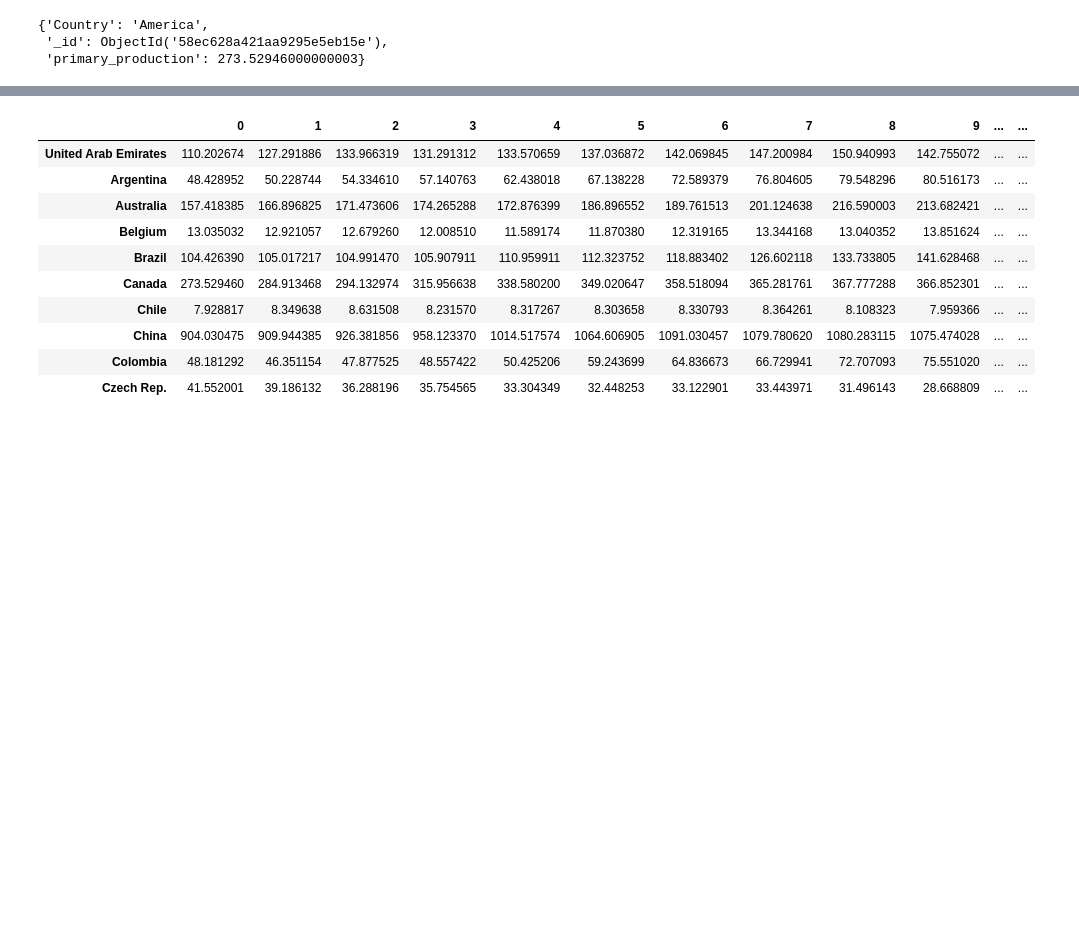
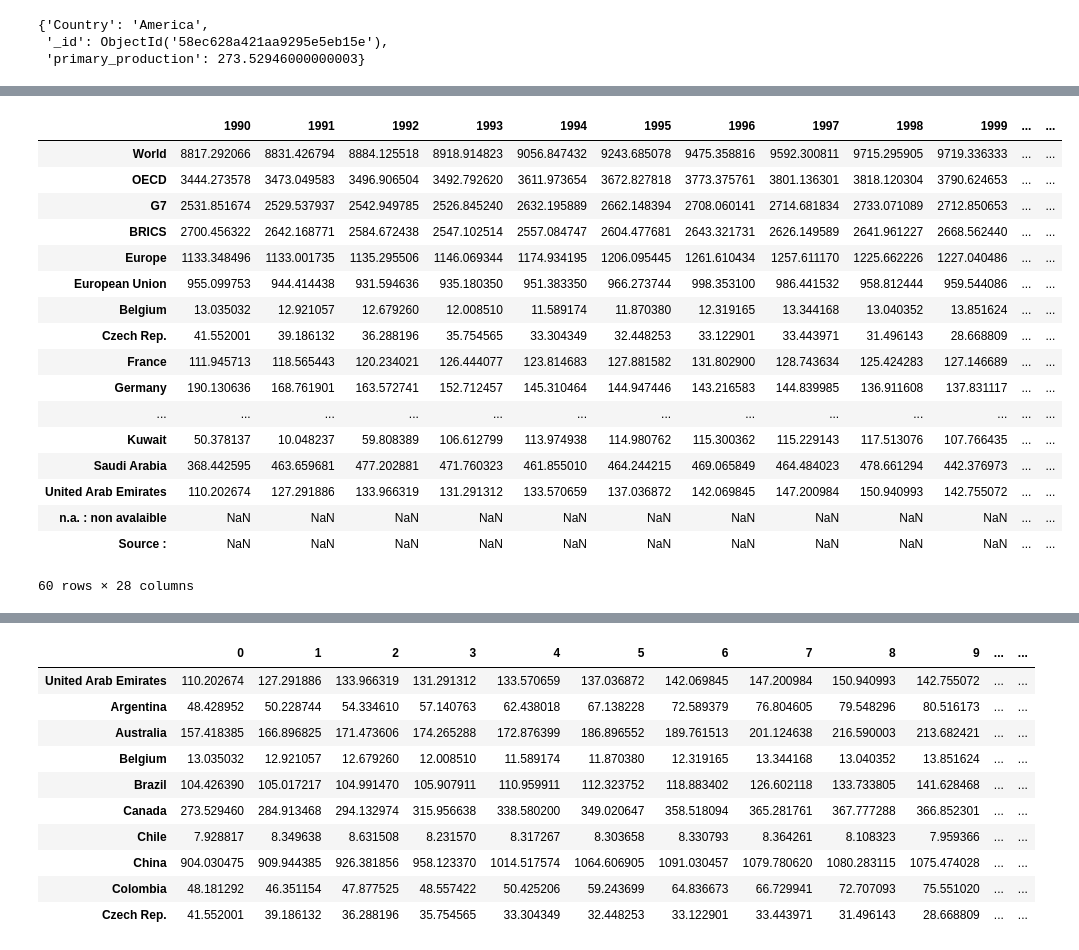
Before and after one commit to vb2317/enerdata, a Jupyter notebook: src/main/python/map_world_energy_data.ipynb, the cells around one changed output, grey strips where cells are left out. Cells and saved outputs as stored; diff of their text form; code cells hidden in the pictures; blank space fills up the shorter version.

```diff
--- a/src/main/python/map_world_energy_data.ipynb
+++ b/src/main/python/map_world_energy_data.ipynb
@@ -147,3 +171,24 @@ df = pd.DataFrame(data, index=idx)
+# %%
+df
+# %% [output]
+|  | 1990 | 1991 | 1992 | 1993 | 1994 | 1995 | 1996 | 1997 | 1998 | 1999 | ... | ... |
+| World | 8817.292066 | 8831.426794 | 8884.125518 | 8918.914823 | 9056.847432 | 9243.685078 | 9475.358816 | 9592.300811 | 9715.295905 | 9719.336333 | ... | ... |
+| OECD | 3444.273578 | 3473.049583 | 3496.906504 | 3492.792620 | 3611.973654 | 3672.827818 | 3773.375761 | 3801.136301 | 3818.120304 | 3790.624653 | ... | ... |
+| G7 | 2531.851674 | 2529.537937 | 2542.949785 | 2526.845240 | 2632.195889 | 2662.148394 | 2708.060141 | 2714.681834 | 2733.071089 | 2712.850653 | ... | ... |
+| BRICS | 2700.456322 | 2642.168771 | 2584.672438 | 2547.102514 | 2557.084747 | 2604.477681 | 2643.321731 | 2626.149589 | 2641.961227 | 2668.562440 | ... | ... |
+| Europe | 1133.348496 | 1133.001735 | 1135.295506 | 1146.069344 | 1174.934195 | 1206.095445 | 1261.610434 | 1257.611170 | 1225.662226 | 1227.040486 | ... | ... |
+| European Union | 955.099753 | 944.414438 | 931.594636 | 935.180350 | 951.383350 | 966.273744 | 998.353100 | 986.441532 | 958.812444 | 959.544086 | ... | ... |
+| Belgium | 13.035032 | 12.921057 | 12.679260 | 12.008510 | 11.589174 | 11.870380 | 12.319165 | 13.344168 | 13.040352 | 13.851624 | ... | ... |
+| Czech Rep. | 41.552001 | 39.186132 | 36.288196 | 35.754565 | 33.304349 | 32.448253 | 33.122901 | 33.443971 | 31.496143 | 28.668809 | ... | ... |
+| France | 111.945713 | 118.565443 | 120.234021 | 126.444077 | 123.814683 | 127.881582 | 131.802900 | 128.743634 | 125.424283 | 127.146689 | ... | ... |
+| Germany | 190.130636 | 168.761901 | 163.572741 | 152.712457 | 145.310464 | 144.947446 | 143.216583 | 144.839985 | 136.911608 | 137.831117 | ... | ... |
+| ... | ... | ... | ... | ... | ... | ... | ... | ... | ... | ... | ... | ... |
+| Kuwait | 50.378137 | 10.048237 | 59.808389 | 106.612799 | 113.974938 | 114.980762 | 115.300362 | 115.229143 | 117.513076 | 107.766435 | ... | ... |
+| Saudi Arabia | 368.442595 | 463.659681 | 477.202881 | 471.760323 | 461.855010 | 464.244215 | 469.065849 | 464.484023 | 478.661294 | 442.376973 | ... | ... |
+| United Arab Emirates | 110.202674 | 127.291886 | 133.966319 | 131.291312 | 133.570659 | 137.036872 | 142.069845 | 147.200984 | 150.940993 | 142.755072 | ... | ... |
+| n.a. : non avalaible | NaN | NaN | NaN | NaN | NaN | NaN | NaN | NaN | NaN | NaN | ... | ... |
+| Source : | NaN | NaN | NaN | NaN | NaN | NaN | NaN | NaN | NaN | NaN | ... | ... |
+60 rows × 28 columns
 # %%
 countries_df = df.ix[countries_names].dropna(how="any")
 countries_df
```
Also changed, not shown: parts of 29 cells of this notebook, 1 other file.
